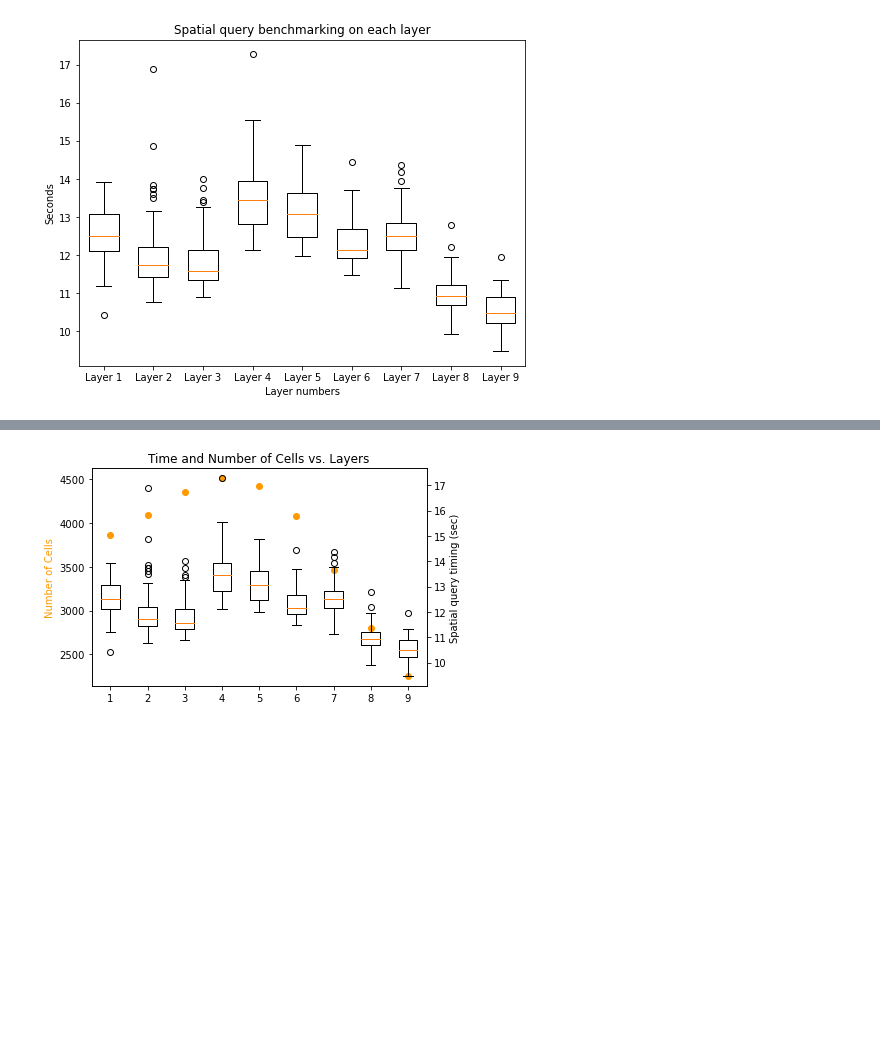
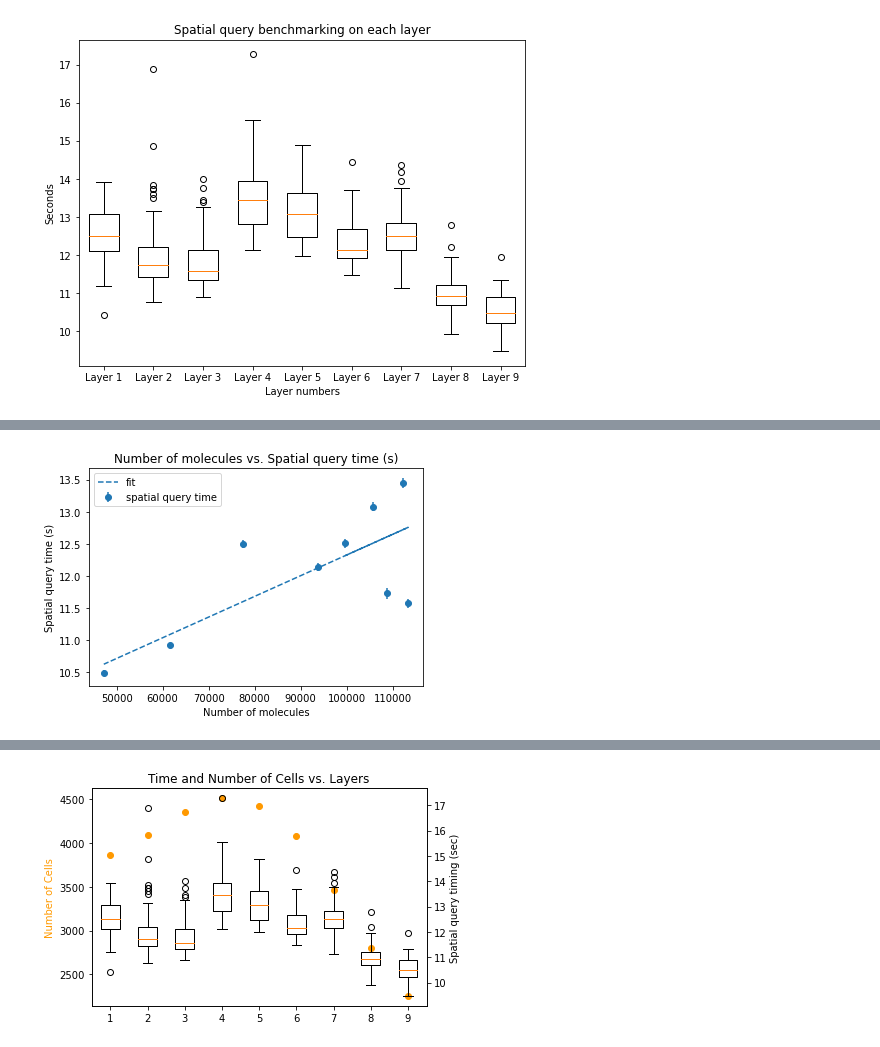
Before and after one commit to ccb-hms/hmc-clinic-2022-23, a Jupyter notebook: assignment_5/Notebooks/benchmarking.ipynb, the cells around one changed output, grey strips where cells are left out. Drawn from its saved outputs; the diff is of its cells as text; code cells hidden in the pictures; blank space fills up the shorter version.

Commit message:
add time vs. cell/molecules plots

```diff
--- a/assignment_5/Notebooks/benchmarking.ipynb
+++ b/assignment_5/Notebooks/benchmarking.ipynb
@@ -164,0 +170,43 @@ plt.show()
+# %%
+def line(x, a, b):
+    return a*x+b
+# %%
+# Median spatial query
+ydata = np.array([np.median(time_stat) for time_stat in time_stats])
+yerr = np.array([sem(time_stat) for time_stat in time_stats])
+# %%
+# Number of molecules
+num_molecules = np.array([99672,
+                    108756,
+                    113329,
+                    112233,
+                    105632,
+                    93646,
+                    77545,
+                    61641,
+                    47211])
+
+num_cells = np.array([3866,
+                    4095,
+                    4351,
+                    4512,
+                    4426,
+                    4085,
+                    3467,
+                    2806,
+                    2253])
+# %%
+(popt0, pcov0) = curve_fit(line, num_molecules, ydata, sigma=yerr, absolute_sigma=True)
+# %%
+plt.errorbar(num_molecules, ydata, yerr, fmt="o", label="spatial query time");
+
+# pass in x data with optimal parameters
+yfit = line(num_molecules, *popt0)
+plt.plot(xdata, yfit, label="fit", linestyle='--', color="C0");
+plt.legend();
+plt.xlabel("Number of molecules");
+plt.ylabel("Spatial query time (s)");
+plt.title("Number of molecules vs. Spatial query time (s)")
+plt.savefig("time_vs_molecules.pdf", format="pdf", bbox_inches='tight');
+# %% [output]
+[figure, added]
```
Also changed, not shown: parts of 6 cells of this notebook.
